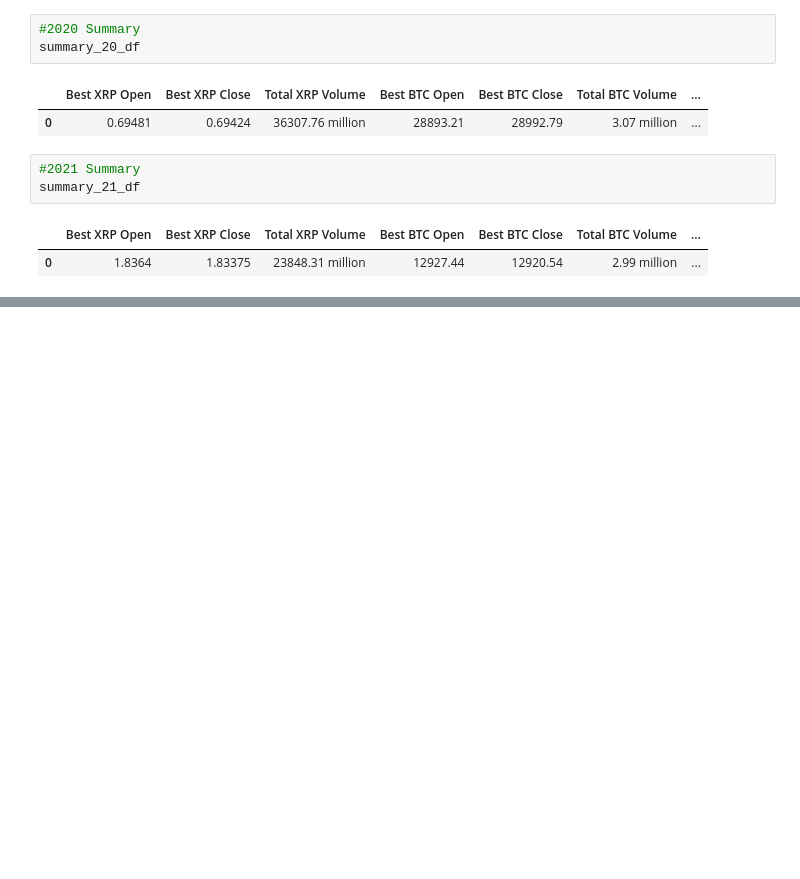
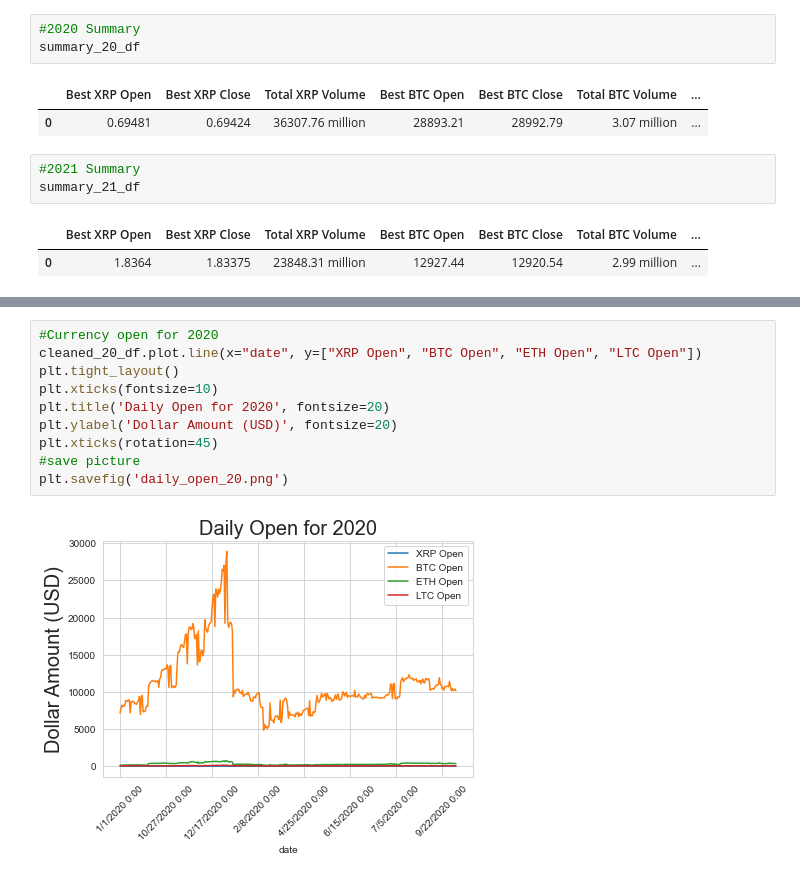
Before and after one commit to reiderwin/mustache-list-sequence, a Jupyter notebook: project 1 crypto.ipynb, the cells around one changed output, grey strips where cells are left out. Drawn from its saved outputs; the diff is of its cells as text; blank space fills up the shorter version.

```diff
--- a/project 1 crypto.ipynb
+++ b/project 1 crypto.ipynb
@@ -1000,0 +999,12 @@ dtype: object
+# %%
+#Currency open for 2020
+cleaned_20_df.plot.line(x="date", y=["XRP Open", "BTC Open", "ETH Open", "LTC Open"])
+plt.tight_layout()
+plt.xticks(fontsize=10)
+plt.title('Daily Open for 2020', fontsize=20)
+plt.ylabel('Dollar Amount (USD)', fontsize=20)
+plt.xticks(rotation=45)
+#save picture
+plt.savefig('daily_open_20.png')
+# %% [output]
+[figure, added]
```
Also changed, not shown: parts of 18 cells of this notebook, 9 other files.
